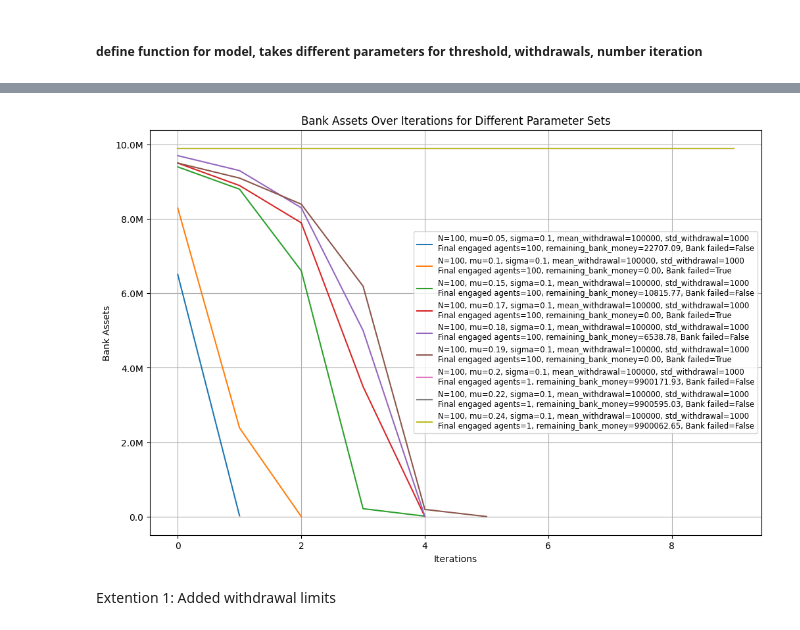
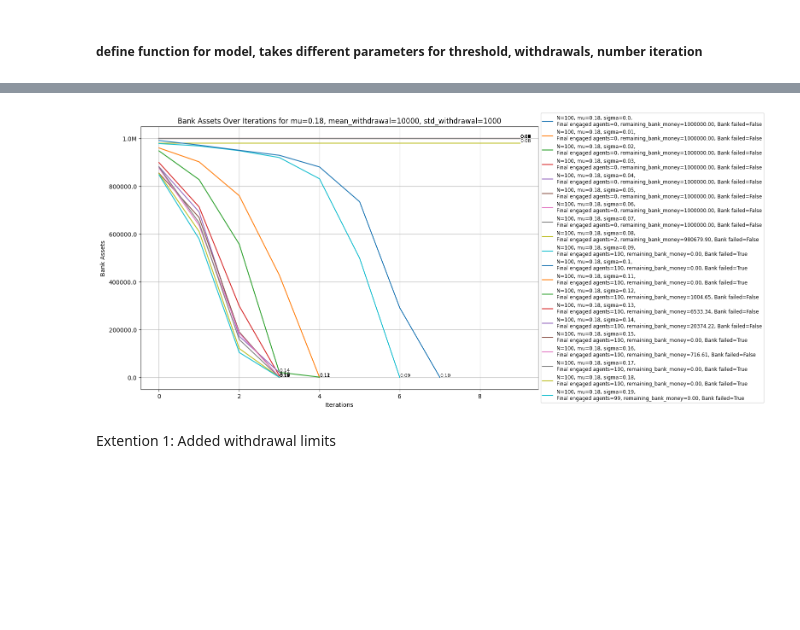
Before and after one commit to juergenstumpf01/CMSS_BankRuns, a Jupyter notebook: bank_run_basic_modelling.ipynb, the cells around one changed output, grey strips where cells are left out. Drawn from its saved outputs; the diff is of its cells as text; code cells hidden in the pictures; blank space fills up the shorter version.

```diff
--- a/bank_run_basic_modelling.ipynb
+++ b/bank_run_basic_modelling.ipynb
@@ -249,0 +302,23 @@ for params in parameter_sets:
+# %%
+parameter_sets = []
+n_iter = 10
+N = 100
+initial_bank_assets = 1000000
+mean_withdrawal = 10000
+std_withdrawal = 1000
+mu = 0.18
+
+for sigma in [0.00 + 0.01 * i for i in range(20)]:
+    parameter_set = {
+        'n_iter': n_iter,
+        'N': N,
+        'mu': mu,
+        'sigma': sigma,
+        'initial_bank_assets': initial_bank_assets,
+        'mean_withdrawal': mean_withdrawal,
+        'std_withdrawal': std_withdrawal
+    }
+    parameter_sets.append(parameter_set)
+
+for param in parameter_sets:
+    print(param)
@@ -250,33 +359,45 @@ for params in parameter_sets:
 # %%
+import matplotlib.pyplot as plt
 import matplotlib.ticker as mticker
 
 plt.figure(figsize=(12, 8))
 
-for result in results:
+# Create a function to stagger the text labels
+def stagger_labels(index, total_labels, spacing=0.05):
+    offset = (index % 2) * spacing - (spacing / 2)  # Alternating offsets
+    return offset
+
+for i, result in enumerate(results):
     params = result['params']
     bank_assets_over_time = result['bank_assets_over_time']
     bank_failed = result['bank_failed']
     label = (
-        f"N={params['N']}, mu={params['mu']}, sigma={params['sigma']}, "
-        f"mean_withdrawal={params['mean_withdrawal']}, std_withdrawal={params['std_withdrawal']}\n"
+        f"N={params['N']}, mu={params['mu']}, sigma={params['sigma']},\n"
         f"Final engaged agents={result['final_engaged_agents']}, remaining_bank_money={result['bank_assets_over_time'][-1]:.2f}, Bank failed={bank_failed}"
     )
     plt.plot(bank_assets_over_time, label=label)
 
+    # Add sigma value at the end of the line with staggered position
+    offset = stagger_labels(i, len(results))
+    plt.text(len(bank_assets_over_time) - 1, bank_assets_over_time[-1] + offset, f"{params['sigma']:.2f}",
+             fontsize=8, verticalalignment='bottom')
+
 plt.xlabel('Iterations')
 plt.ylabel('Bank Assets')
-plt.title('Bank Assets Over Iterations for Different Parameter Sets')
-plt.legend(loc='best', fontsize='small')
+plt.title(f'Bank Assets Over Iterations for mu={mu}, mean_withdrawal={mean_withdrawal}, std_withdrawal={std_withdrawal}')
 plt.grid(True)
 
 # Format y-axis to show numbers in millions if necessary
 ax = plt.gca()
 formatter = mticker.FuncFormatter(lambda x, pos: f'{x/1e6:.1f}M' if x >= 1e6 else f'{x}')
 ax.yaxis.set_major_formatter(formatter)
 
+# Position the legend on the right side
+plt.legend(loc='center left', bbox_to_anchor=(1, 0.5), fontsize='small')
+
 plt.show()
 # %% [output]
-[figure, old version]
+[figure, new version]
 # %% [markdown]
 Extention 1: Added withdrawal limits
 # %%
```
Also changed, not shown: parts of 17 cells of this notebook.
